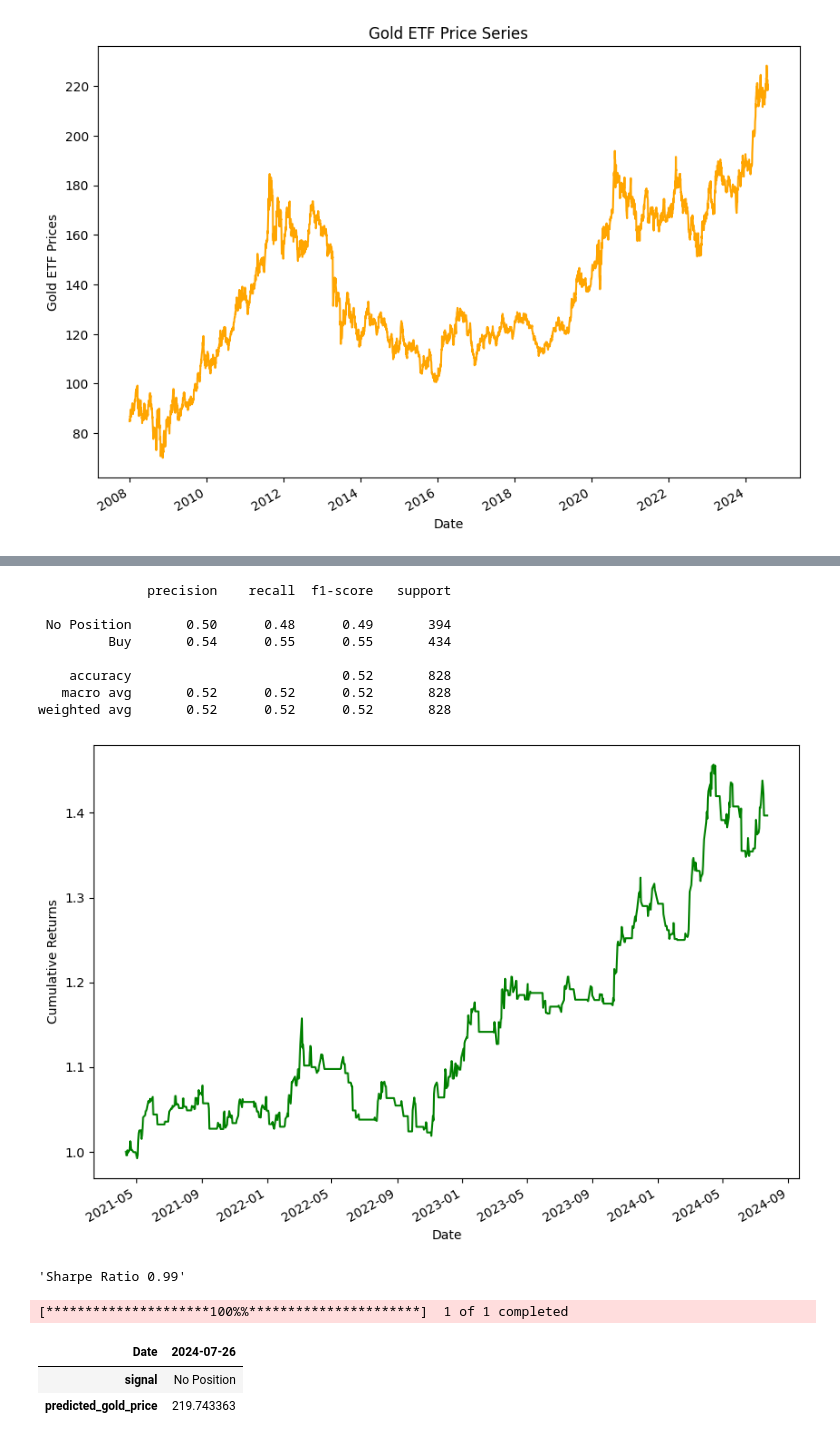
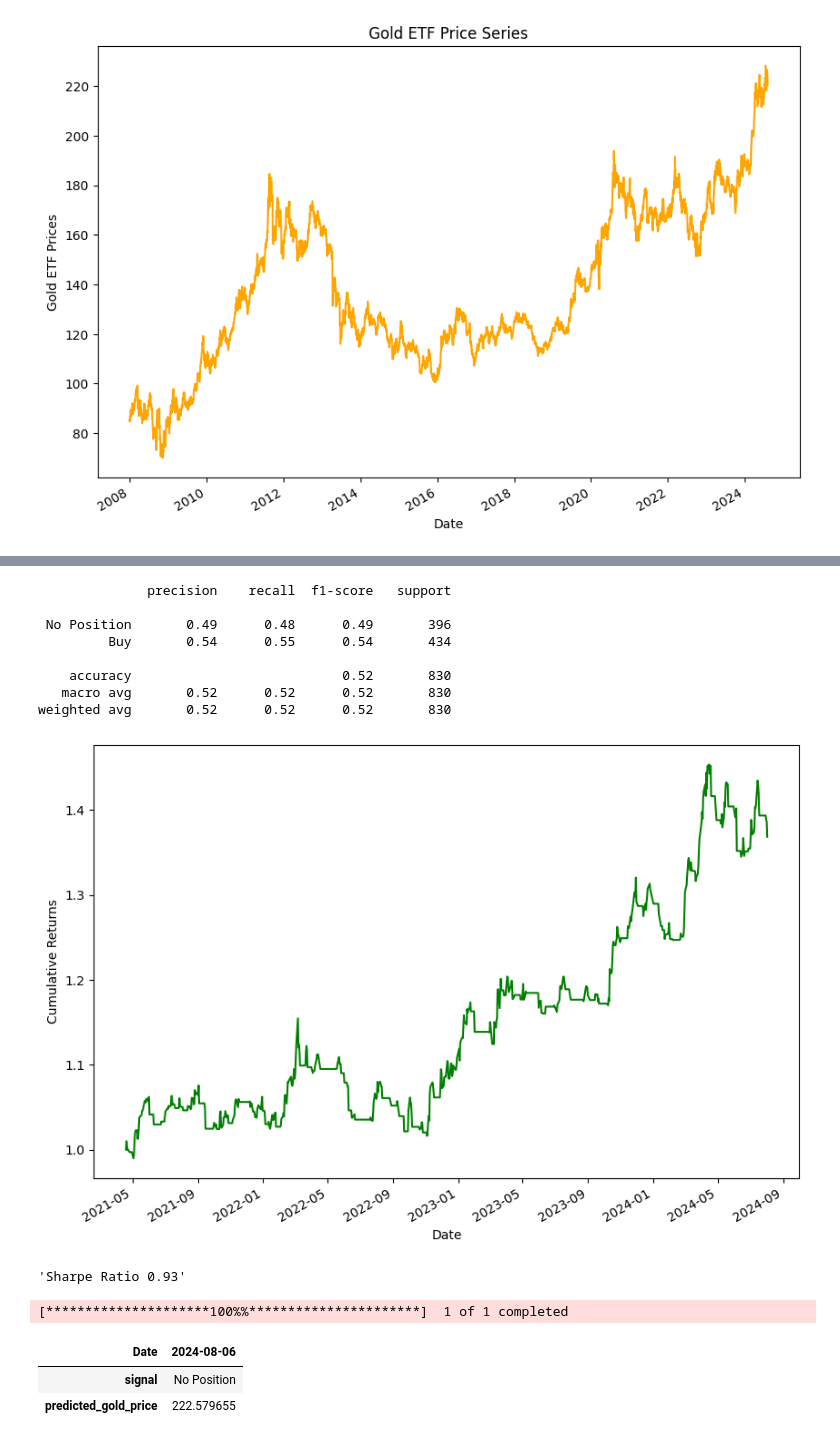
Before and after one commit to Rshukla17/Quant-Projects, a Jupyter notebook: Gold ETF price prediction.ipynb, the cells around one changed output, grey strips where cells are left out. Saved outputs shown, nothing was run; the diff lists cells and outputs as text; code cells hidden in the pictures.

```diff
--- a/Gold ETF price prediction.ipynb
+++ b/Gold ETF price prediction.ipynb
@@ -16,7 +16,7 @@ import warnings
 warnings.simplefilter("ignore")
 # %%
 # Read data
-df = yf.download('GLD', '2008-01-01', current_date, auto_adjust=True)
+df = yf.download('GLD', '2008-01-01', '2024-08-07', auto_adjust=True)
 
 # Only keep close columns
 df = df[['Close']]
@@ -130,35 +130,35 @@ print(classification_report(gold['actual_signal'], gold['signal'], target_names=
 # %% [output]
               precision    recall  f1-score   support
 
- No Position       0.50      0.48      0.49       394
-         Buy       0.54      0.55      0.55       434
+ No Position       0.49      0.48      0.49       396
+         Buy       0.54      0.55      0.54       434
 
-    accuracy                           0.52       828
-   macro avg       0.52      0.52      0.52       828
-weighted avg       0.52      0.52      0.52       828
+    accuracy                           0.52       830
+   macro avg       0.52      0.52      0.52       830
+weighted avg       0.52      0.52      0.52       830
 # %%
 gold['strategy_returns'] = gold.signal * gold['gold_returns']
 ((gold['strategy_returns']+1).cumprod()).plot(figsize=(10,7),color='g')
 plt.ylabel('Cumulative Returns')
 plt.show()
 # %% [output]
-[figure, old version]
+[figure, new version]
 # %%
 'Sharpe Ratio %.2f' % (gold['strategy_returns'].mean()/gold['strategy_returns'].std()*(252**0.5))
 # %% [output]
-'Sharpe Ratio 0.99'
+'Sharpe Ratio 0.93'
 # %%
 import datetime as dt
 current_date = dt.datetime.now()
-data = yf.download('GLD', '2008-06-01', current_date, auto_adjust=True)
+data = yf.download('GLD', '2008-06-01', '2024-08-07', auto_adjust=True)
 data['S_3'] = data['Close'].rolling(window=3).mean()
 data['S_9'] = data['Close'].rolling(window=9).mean()
 data = data.dropna()
 data['predicted_gold_price'] = linear.predict(data[['S_3', 'S_9']])
 data['signal'] = np.where(data.predicted_gold_price.shift(1) < data.predicted_gold_price,"Buy","No Position")
 data.tail(1)[['signal','predicted_gold_price']].T
 # %% [output]
 [*********************100%%**********************]  1 of 1 completed
-| Date | 2024-07-26 |
+| Date | 2024-08-06 |
 | signal | No Position |
-| predicted_gold_price | 219.743363 |
+| predicted_gold_price | 222.579655 |
```
Also changed, not shown: parts of 5 cells of this notebook.
